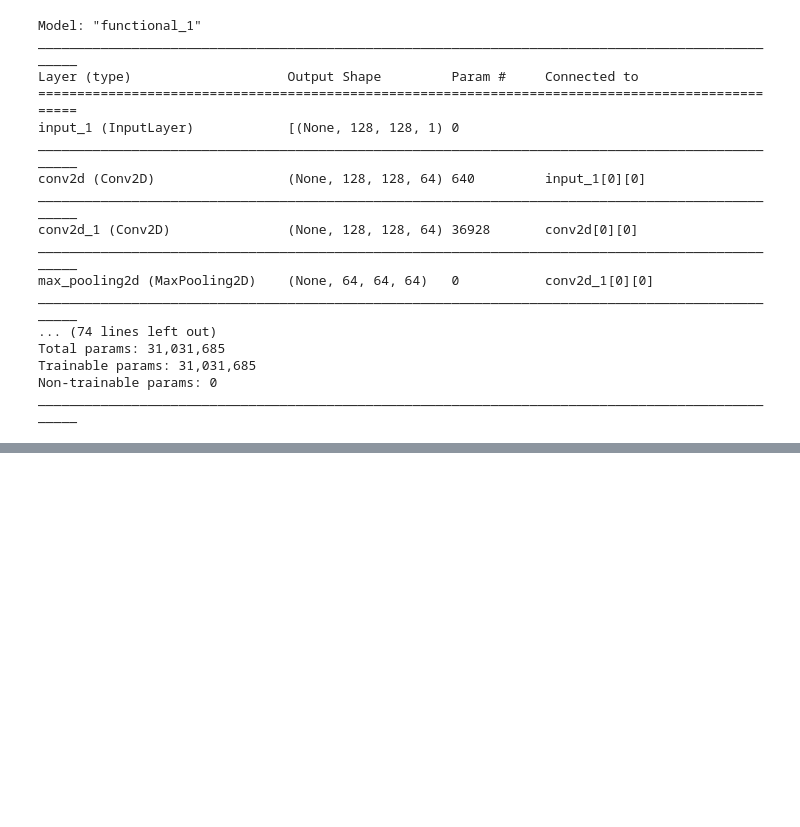
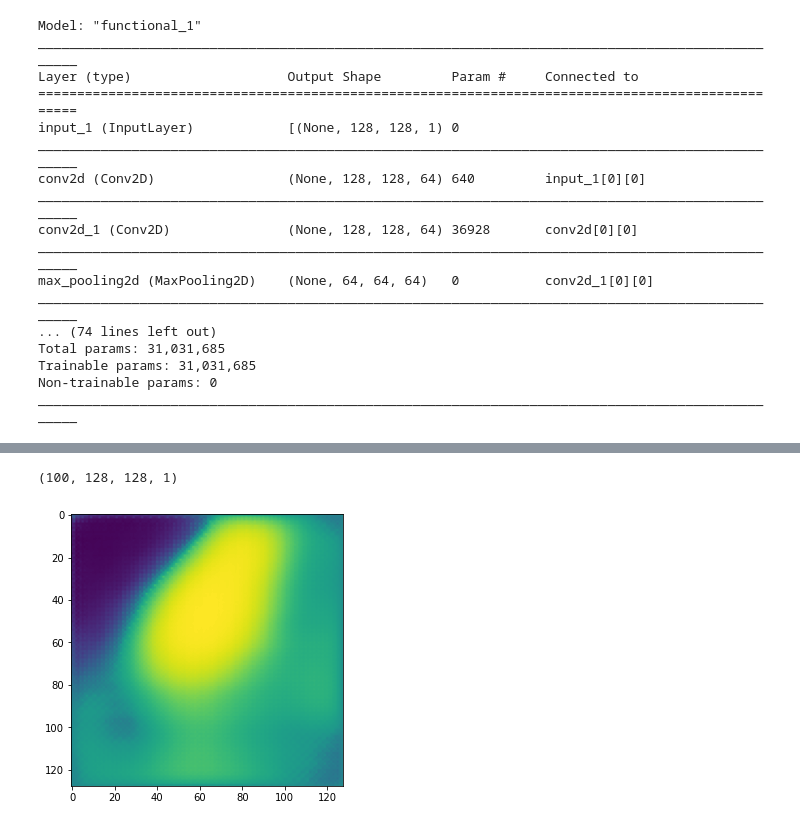
Before and after one commit to wendeljuliao/Salt-Kaggle, a Jupyter notebook: identifySalt.ipynb, the cells around one changed output, grey strips where cells are left out. Saved outputs shown, nothing was run; the diff lists cells and outputs as text; code cells hidden in the pictures; blank space fills up the shorter version.

```diff
--- a/identifySalt.ipynb
+++ b/identifySalt.ipynb
@@ -250,0 +314,14 @@ Epoch 1/5
+# %%
+model = load_model('saltSegmentationKaggle.h5')
+# %%
+img = test[0:100]
+#img_batch = np.expand_dims(img, axis=0)
+prediction = model.predict(img)
+# %%
+prediction.shape
+# %% [output]
+(100, 128, 128, 1)
+# %%
+display2(prediction[1])
+# %% [output]
+[figure, added]
```
Also changed, not shown: parts of 6 cells of this notebook, 1 other file.
